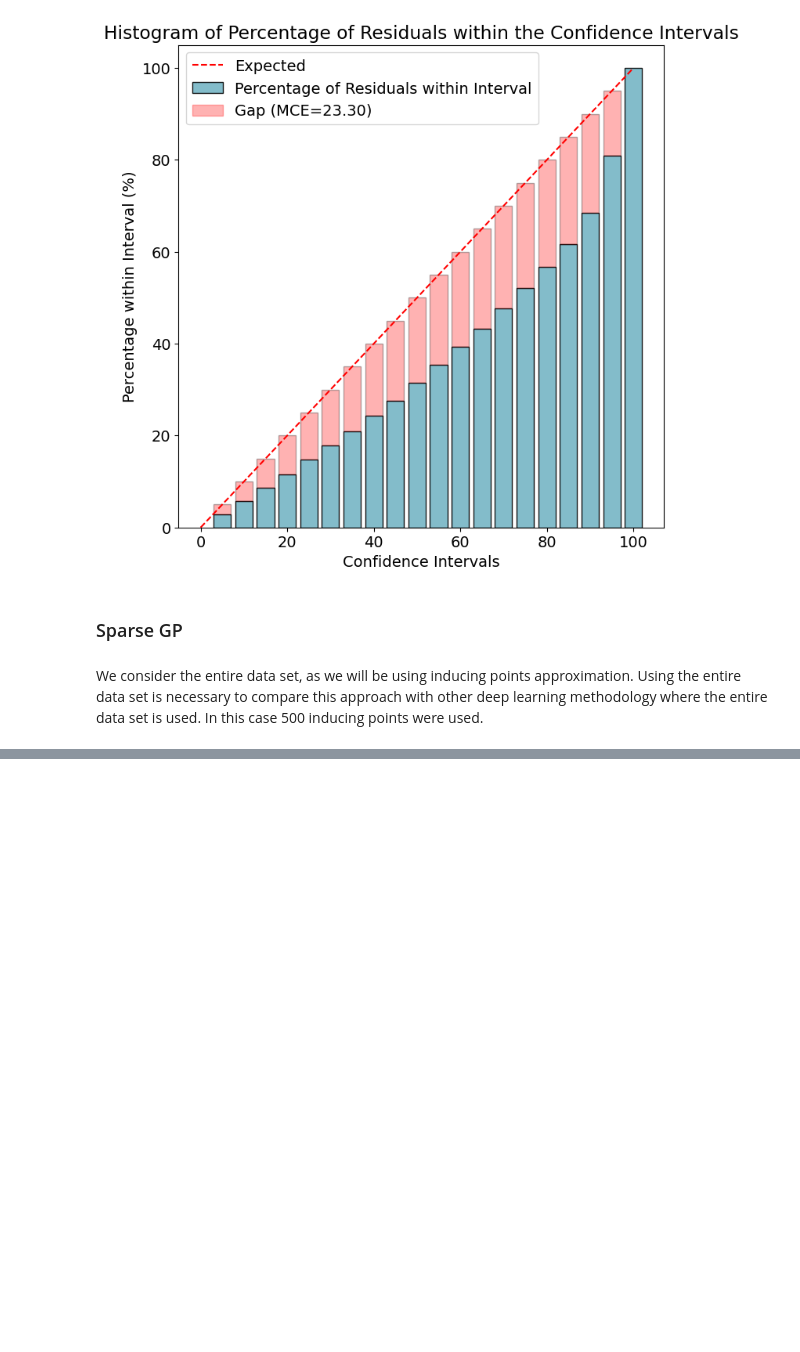
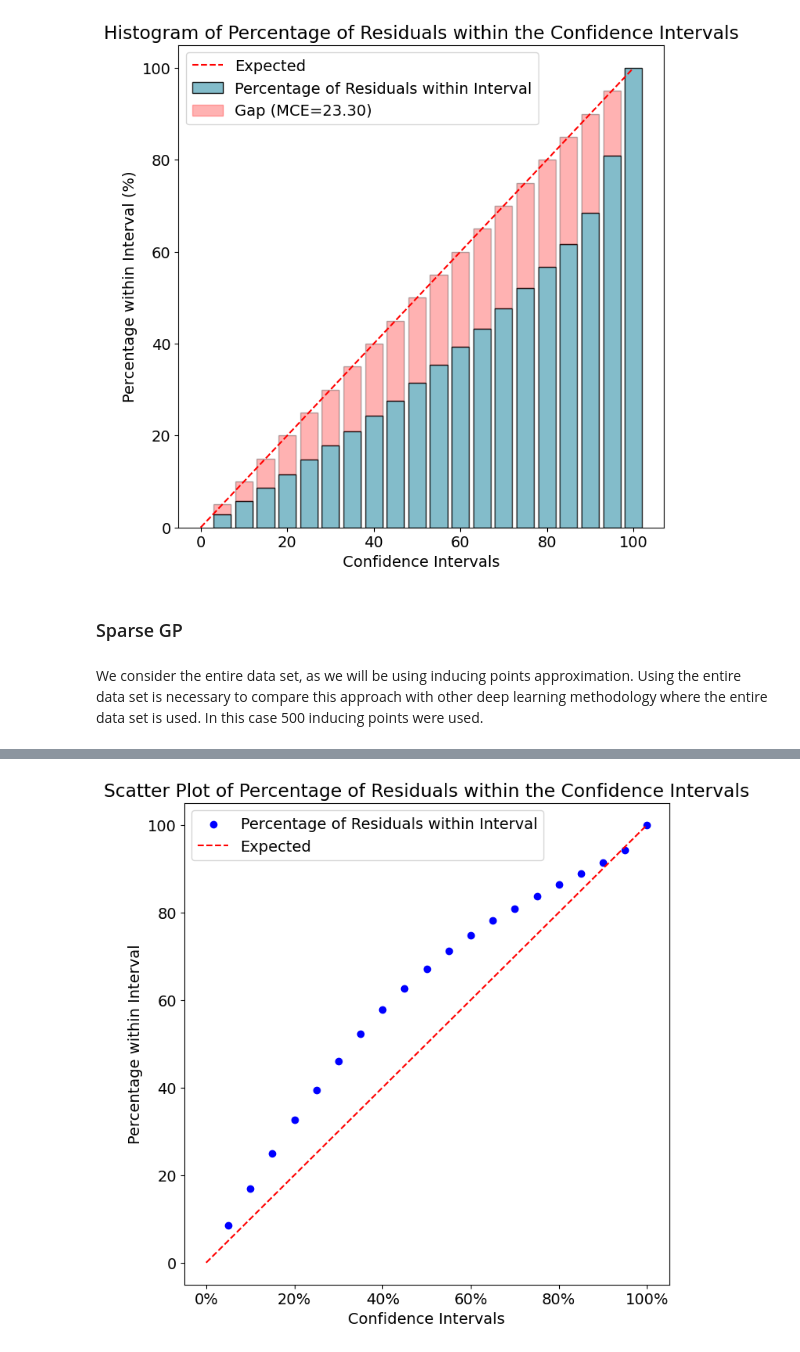
Before and after one commit to filofiocchi02/fyp, a Jupyter notebook: GP_experiment.ipynb, the cells around one changed output, grey strips where cells are left out. Drawn from its saved outputs; the diff is of its cells as text; code cells hidden in the pictures; blank space fills up the shorter version.

```diff
--- a/GP_experiment.ipynb
+++ b/GP_experiment.ipynb
@@ -721,2 +693,4 @@ plot_means_variances(y_test_full, y_test_pred, y_test_stddevs)
 # %%
-plot_confidence_interval_scatter(y_test_pred, y_test_stddevs, y_test_full, bins=20)
+plot_confidence_interval_scatter(y_test_pred, y_test_stddevs, y_test, bins=20)
+# %% [output]
+[figure, added]
```
Also changed, not shown: parts of 16 cells of this notebook, 6 other files.
